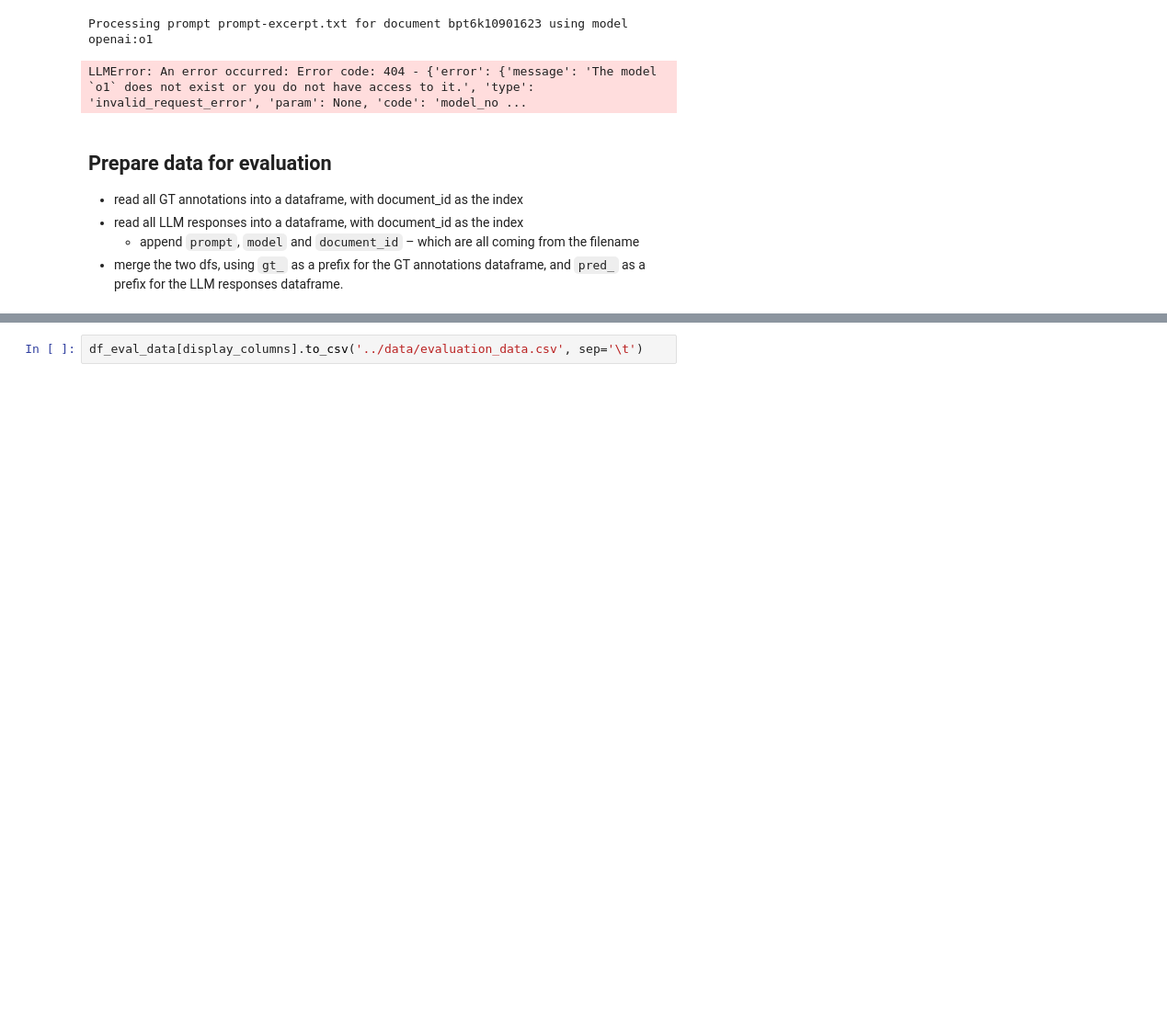
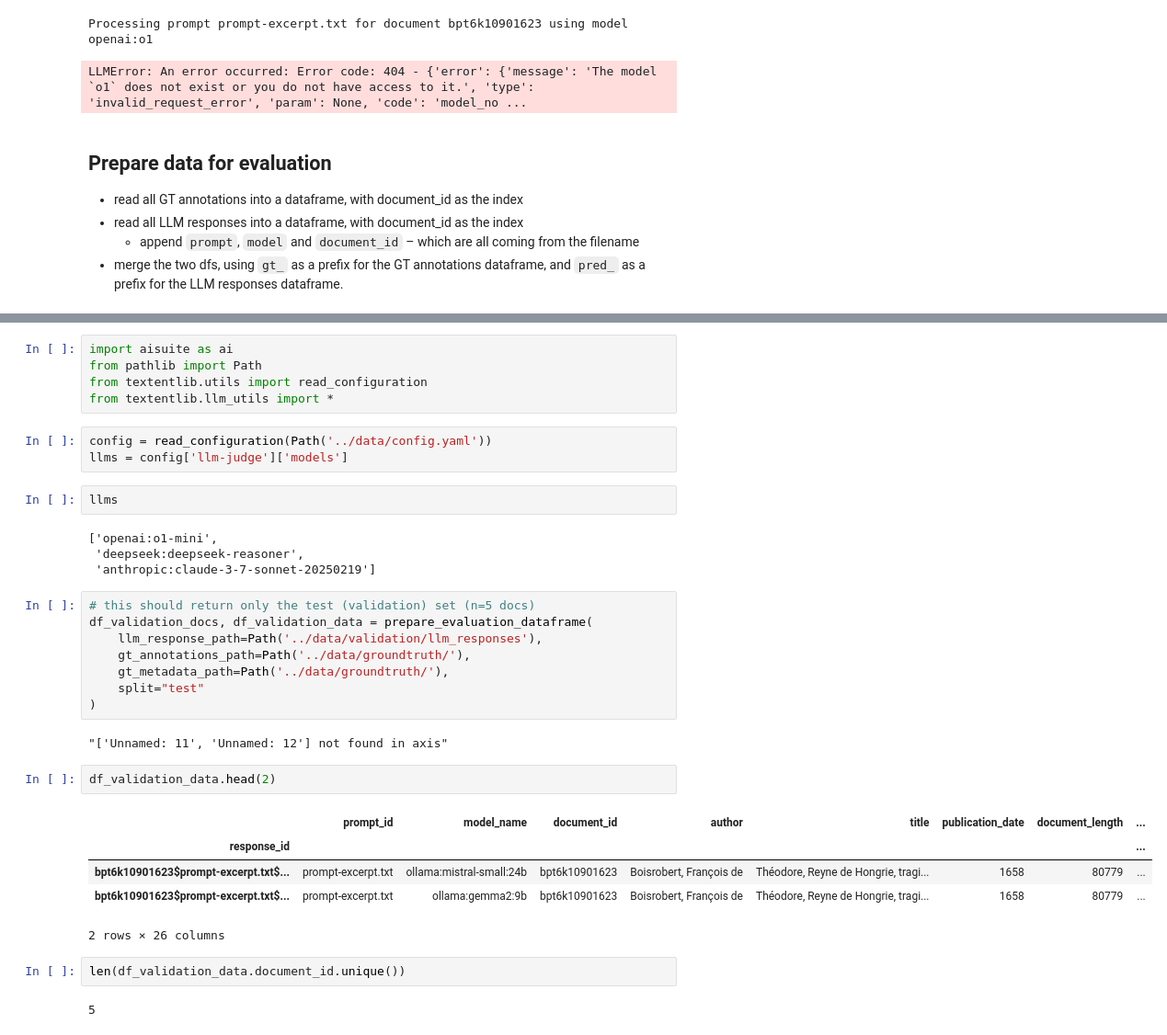
Before and after one commit to TextEnt/chrono-spatial-processing, a Jupyter notebook: notebooks/query-LLMs.ipynb, the cells around one changed output, grey strips where cells are left out. Shown at 92% size. Saved outputs shown, nothing was run; the diff lists cells and outputs as text; blank space fills up the shorter version.

```diff
--- a/notebooks/query-LLMs.ipynb
+++ b/notebooks/query-LLMs.ipynb
@@ -584,2 +413,36 @@ display_columns = [
-# %%
-df_eval_data[display_columns].to_csv('../data/evaluation_data.csv', sep='\t')
+# %%
+import aisuite as ai
+from pathlib import Path
+from textentlib.utils import read_configuration
+from textentlib.llm_utils import *
+# %%
+config = read_configuration(Path('../data/config.yaml'))
+llms = config['llm-judge']['models']
+# %%
+llms
+# %% [output]
+['openai:o1-mini',
+ 'deepseek:deepseek-reasoner',
+ 'anthropic:claude-3-7-sonnet-20250219']
+# %%
+# this should return only the test (validation) set (n=5 docs)
+df_validation_docs, df_validation_data = prepare_evaluation_dataframe(
+    llm_response_path=Path('../data/validation/llm_responses'),
+    gt_annotations_path=Path('../data/groundtruth/'),
+    gt_metadata_path=Path('../data/groundtruth/'),
+    split="test"
+)
+# %% [output]
+"['Unnamed: 11', 'Unnamed: 12'] not found in axis"
+# %%
+df_validation_data.head(2)
+# %% [output]
+|  | prompt_id | model_name | document_id | author | title | publication_date | document_length | ... |
+| response_id |  |  |  |  |  |  |  | ... |
+| bpt6k10901623$prompt-excerpt.txt$... | prompt-excerpt.txt | ollama:mistral-small:24b | bpt6k10901623 | Boisrobert, François de | Théodore, Reyne de Hongrie, tragi... | 1658 | 80779 | ... |
+| bpt6k10901623$prompt-excerpt.txt$... | prompt-excerpt.txt | ollama:gemma2:9b | bpt6k10901623 | Boisrobert, François de | Théodore, Reyne de Hongrie, tragi... | 1658 | 80779 | ... |
+2 rows × 26 columns
+# %%
+len(df_validation_data.document_id.unique())
+# %% [output]
+5
```
Also changed, not shown: parts of 44 cells of this notebook, 3 other files.
